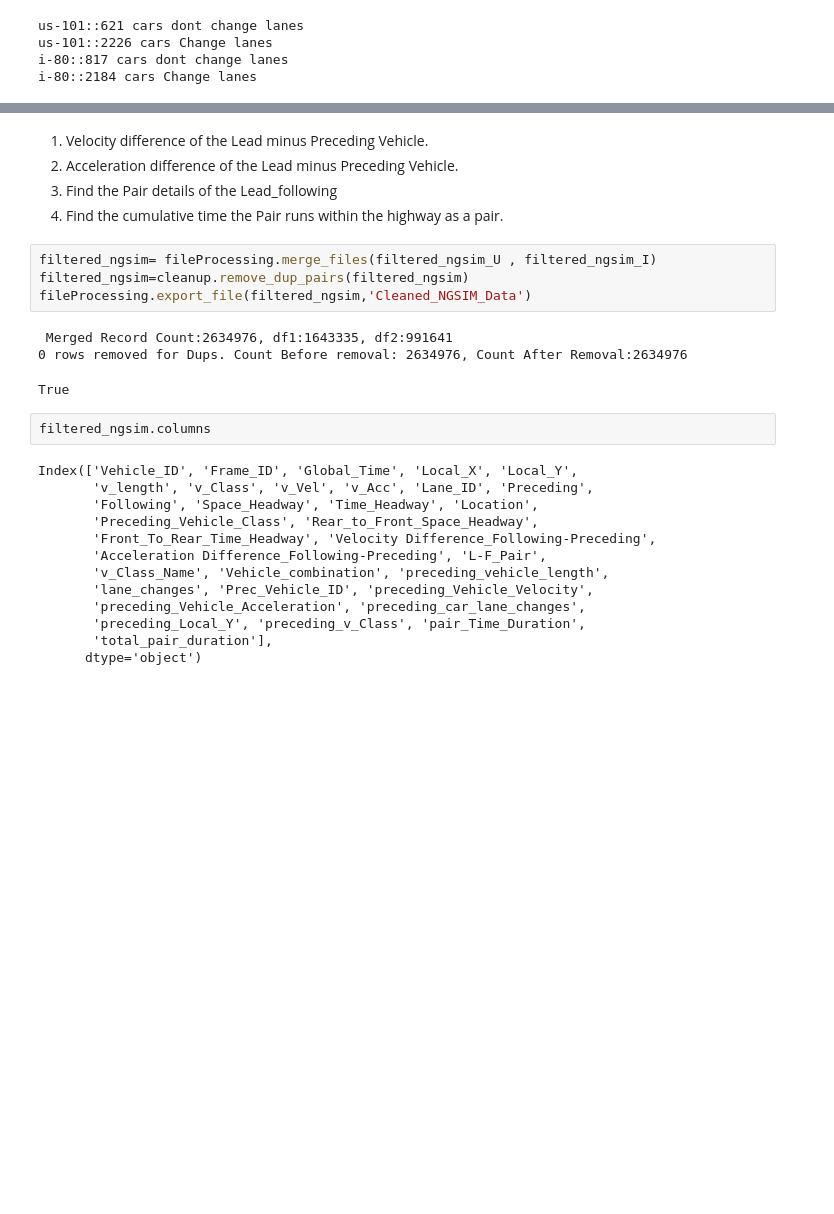
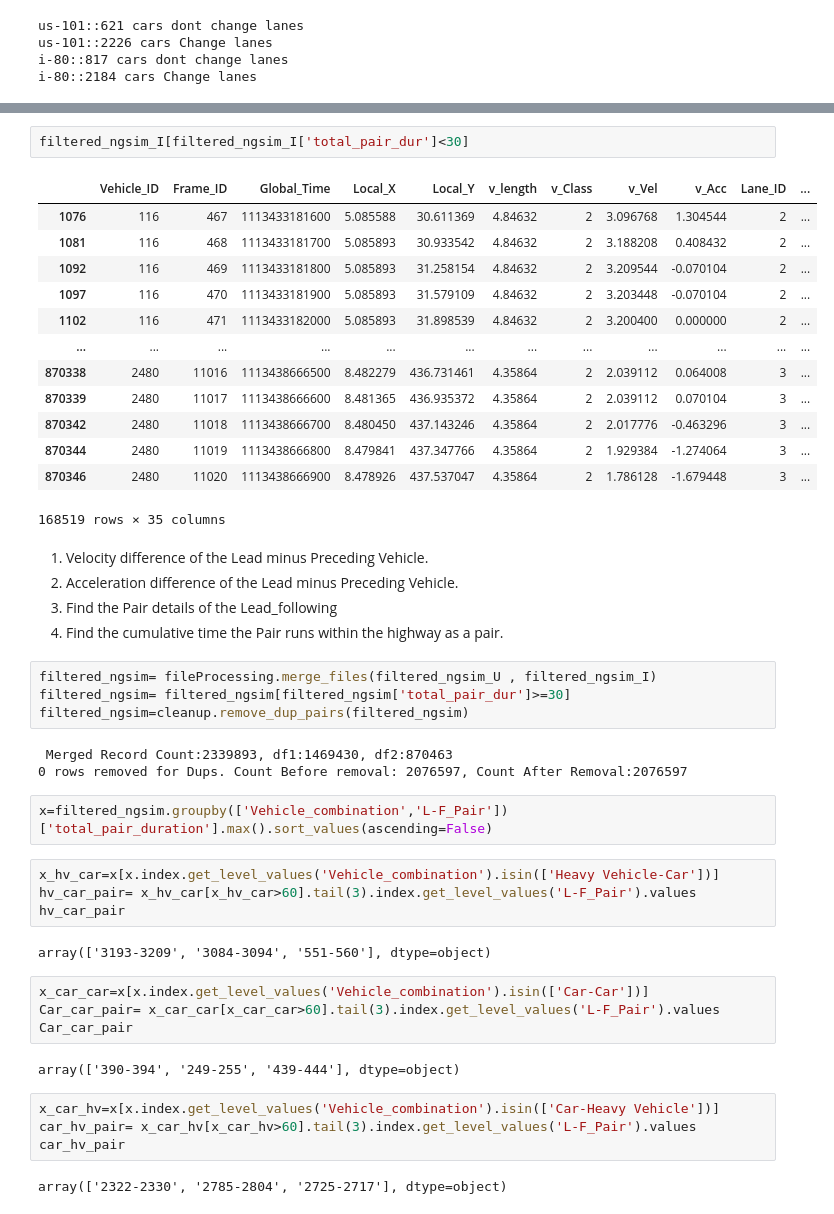
Before and after one commit to VineetDhamija/DataDrivenCarFollowing, a Jupyter notebook: datadrivencarfollowing-v1/scripts/Data-Cleanup_Transformation-class.ipynb, the cells around one changed output, grey strips where cells are left out. Drawn from its saved outputs; the diff is of its cells as text; blank space fills up the shorter version.

```diff
--- a/datadrivencarfollowing-v1/scripts/Data-Cleanup_Transformation-class.ipynb
+++ b/datadrivencarfollowing-v1/scripts/Data-Cleanup_Transformation-class.ipynb
@@ -141,3 +165,19 @@ i-80: 3574746 rows removed using above criterias
+# %%
+filtered_ngsim_I[filtered_ngsim_I['total_pair_dur']<30]
+# %% [output]
+|  | Vehicle_ID | Frame_ID | Global_Time | Local_X | Local_Y | v_length | v_Class | v_Vel | v_Acc | Lane_ID | ... |
+| 1076 | 116 | 467 | 1113433181600 | 5.085588 | 30.611369 | 4.84632 | 2 | 3.096768 | 1.304544 | 2 | ... |
+| 1081 | 116 | 468 | 1113433181700 | 5.085893 | 30.933542 | 4.84632 | 2 | 3.188208 | 0.408432 | 2 | ... |
+| 1092 | 116 | 469 | 1113433181800 | 5.085893 | 31.258154 | 4.84632 | 2 | 3.209544 | -0.070104 | 2 | ... |
+| 1097 | 116 | 470 | 1113433181900 | 5.085893 | 31.579109 | 4.84632 | 2 | 3.203448 | -0.070104 | 2 | ... |
+| 1102 | 116 | 471 | 1113433182000 | 5.085893 | 31.898539 | 4.84632 | 2 | 3.200400 | 0.000000 | 2 | ... |
+| ... | ... | ... | ... | ... | ... | ... | ... | ... | ... | ... | ... |
+| 870338 | 2480 | 11016 | 1113438666500 | 8.482279 | 436.731461 | 4.35864 | 2 | 2.039112 | 0.064008 | 3 | ... |
+| 870339 | 2480 | 11017 | 1113438666600 | 8.481365 | 436.935372 | 4.35864 | 2 | 2.039112 | 0.070104 | 3 | ... |
+| 870342 | 2480 | 11018 | 1113438666700 | 8.480450 | 437.143246 | 4.35864 | 2 | 2.017776 | -0.463296 | 3 | ... |
+| 870344 | 2480 | 11019 | 1113438666800 | 8.479841 | 437.347766 | 4.35864 | 2 | 1.929384 | -1.274064 | 3 | ... |
+| 870346 | 2480 | 11020 | 1113438666900 | 8.478926 | 437.537047 | 4.35864 | 2 | 1.786128 | -1.679448 | 3 | ... |
+168519 rows × 35 columns
 # %% [markdown]
 
 1. Velocity difference of the Lead minus Preceding Vehicle.
@@ -146,24 +186,28 @@ i-80: 3574746 rows removed using above criterias
 4. Find the cumulative time the Pair runs within the highway as a pair.
 # %%
 filtered_ngsim= fileProcessing.merge_files(filtered_ngsim_U , filtered_ngsim_I)
+filtered_ngsim= filtered_ngsim[filtered_ngsim['total_pair_dur']>=30]
 filtered_ngsim=cleanup.remove_dup_pairs(filtered_ngsim)
-fileProcessing.export_file(filtered_ngsim,'Cleaned_NGSIM_Data')
 # %% [output]
- Merged Record Count:2634976, df1:1643335, df2:991641
-0 rows removed for Dups. Count Before removal: 2634976, Count After Removal:2634976
+ Merged Record Count:2339893, df1:1469430, df2:870463
+0 rows removed for Dups. Count Before removal: 2076597, Count After Removal:2076597
-True
-# %%
-filtered_ngsim.columns
-# %% [output]
-Index(['Vehicle_ID', 'Frame_ID', 'Global_Time', 'Local_X', 'Local_Y',
-       'v_length', 'v_Class', 'v_Vel', 'v_Acc', 'Lane_ID', 'Preceding',
-       'Following', 'Space_Headway', 'Time_Headway', 'Location',
-       'Preceding_Vehicle_Class', 'Rear_to_Front_Space_Headway',
-       'Front_To_Rear_Time_Headway', 'Velocity Difference_Following-Preceding',
-       'Acceleration Difference_Following-Preceding', 'L-F_Pair',
-       'v_Class_Name', 'Vehicle_combination', 'preceding_vehicle_length',
-       'lane_changes', 'Prec_Vehicle_ID', 'preceding_Vehicle_Velocity',
-       'preceding_Vehicle_Acceleration', 'preceding_car_lane_changes',
-       'preceding_Local_Y', 'preceding_v_Class', 'pair_Time_Duration',
-       'total_pair_duration'],
-      dtype='object')
+# %%
+x=filtered_ngsim.groupby(['Vehicle_combination','L-F_Pair'])['total_pair_duration'].max().sort_values(ascending=False)
+# %%
+x_hv_car=x[x.index.get_level_values('Vehicle_combination').isin(['Heavy Vehicle-Car'])]
+hv_car_pair= x_hv_car[x_hv_car>60].tail(3).index.get_level_values('L-F_Pair').values
+hv_car_pair
+# %% [output]
+array(['3193-3209', '3084-3094', '551-560'], dtype=object)
+# %%
+x_car_car=x[x.index.get_level_values('Vehicle_combination').isin(['Car-Car'])]
+Car_car_pair= x_car_car[x_car_car>60].tail(3).index.get_level_values('L-F_Pair').values
+Car_car_pair
+# %% [output]
+array(['390-394', '249-255', '439-444'], dtype=object)
+# %%
+x_car_hv=x[x.index.get_level_values('Vehicle_combination').isin(['Car-Heavy Vehicle'])]
+car_hv_pair= x_car_hv[x_car_hv>60].tail(3).index.get_level_values('L-F_Pair').values
+car_hv_pair
+# %% [output]
+array(['2322-2330', '2785-2804', '2725-2717'], dtype=object)
```
Also changed, not shown: parts of 17 cells of this notebook, 19 other files.
